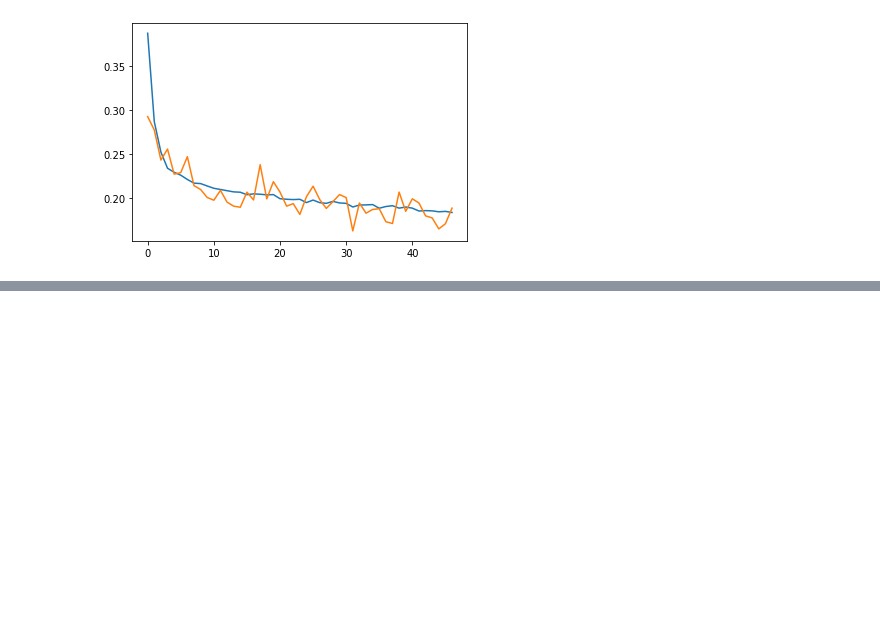
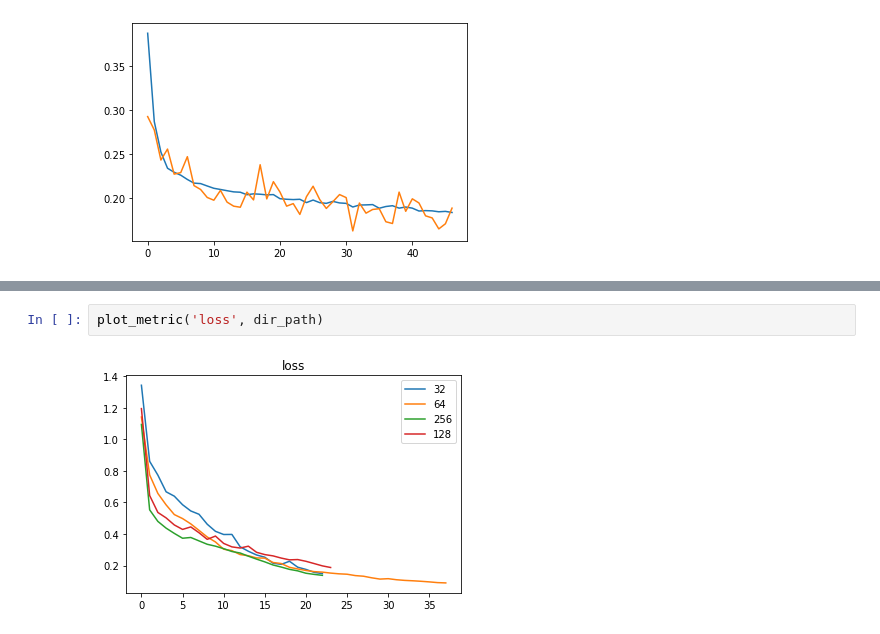
Before and after one commit to ilyarudyak/cs230_project_keras, a Jupyter notebook: isbi_challenge/training_v1.ipynb, the cells around one changed output, grey strips where cells are left out. Drawn from its saved outputs; the diff is of its cells as text; blank space fills up the shorter version.

```diff
--- a/isbi_challenge/training_v1.ipynb
+++ b/isbi_challenge/training_v1.ipynb
@@ -296,0 +327,4 @@ plt.plot(history['val_loss']);
+# %%
+plot_metric('loss', dir_path)
+# %% [output]
+[figure, added]
```
Also changed, not shown: parts of 8 cells of this notebook, 10 other files.
